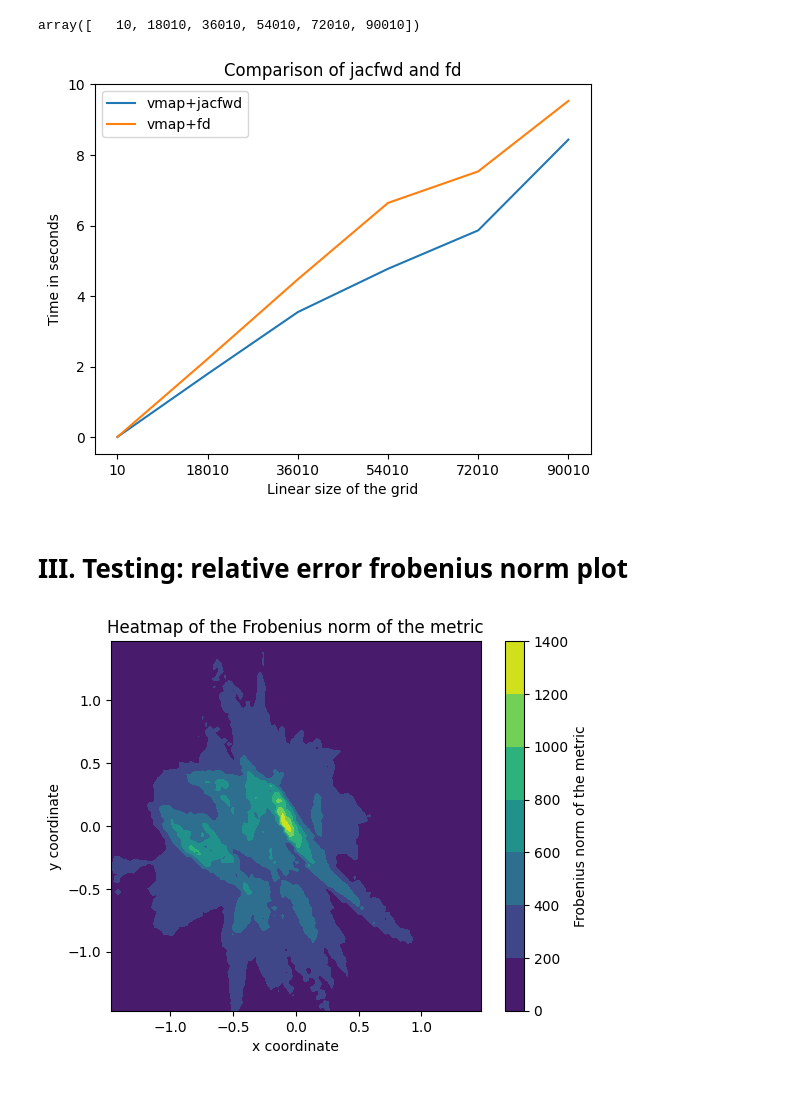
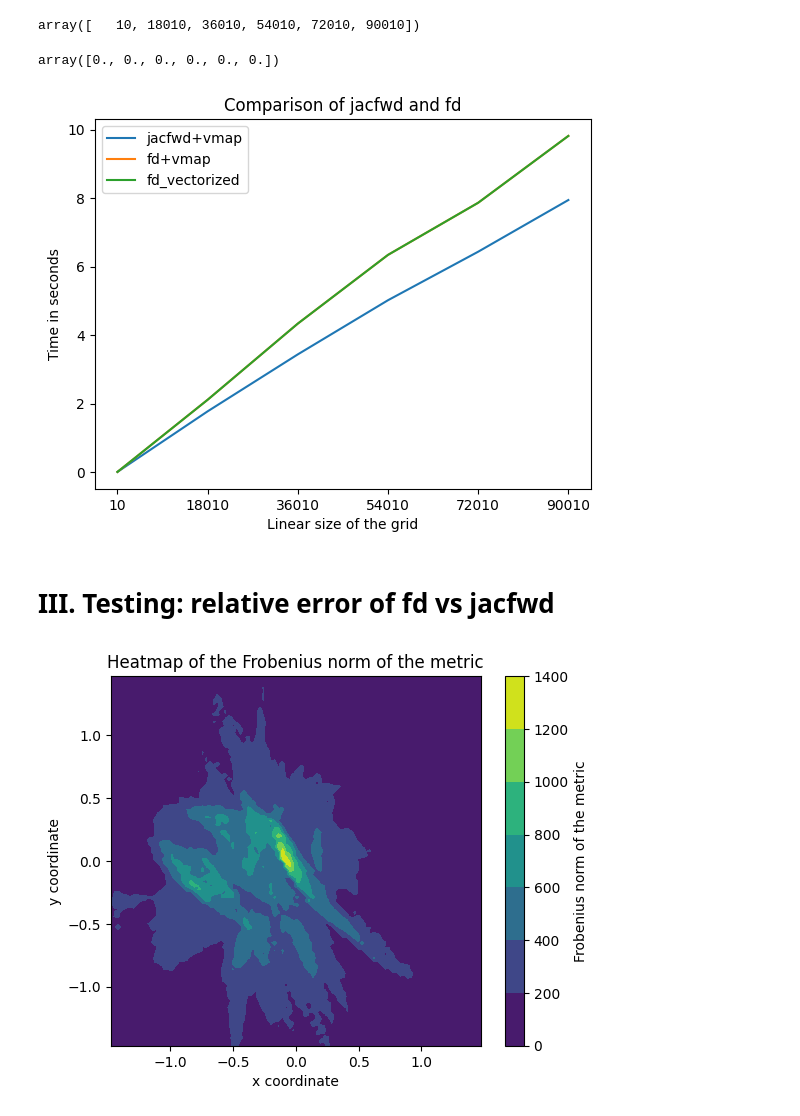
Before and after one commit to AlexeyLazarev98/Ricci-flow-in-NN, a Jupyter notebook: differentiation_methods_comparison_executed.ipynb, the cells around one changed output. Saved outputs shown, nothing was run; the diff lists cells and outputs as text; code cells hidden in the pictures.

```diff
--- a/differentiation_methods_comparison_executed.ipynb
+++ b/differentiation_methods_comparison_executed.ipynb
@@ -101,6 +101,22 @@ def metric_fd(u, function=decoder, hx=1e-5, hy=1e-5): #this gives metric at poin
 
     dpsi = torch.cat((dpsi_over_dx,dpsi_over_dy),dim=-1)
     my_metric = torch.matmul(dpsi.T,dpsi)
+    return my_metric
+
+# metric computation with f.d. vectorized (by hand)
+def metric_fd_vectorized(u, function=decoder, hx=1e-4, hy=1e-4): #this gives metric at point u with steps hx and hy
+    u = u.reshape(-1,2)
+
+    dx = torch.tensor([[0.0 + hx, 0.0]])
+    dy = torch.tensor([[0.0, 0.0 + hy]])
+    dpsi_over_dx = (function(u + dx) - function(u - dx))/(2*hx)
+    dpsi_over_dy = (function(u + dy) - function(u - dy))/(2*hy)
+
+    dpsi_over_dx = dpsi_over_dx.view(-1,784,1)
+    dpsi_over_dy = dpsi_over_dy.view(-1,784,1)
+
+    dpsi = torch.cat((dpsi_over_dx,dpsi_over_dy),dim=-1)
+    my_metric = torch.matmul(dpsi.transpose(-2,-1),dpsi)
     return my_metric
 
 def metric_jacfwd(u, function = decoder):
@@ -165,6 +190,7 @@ batchsize_array
 array([   10, 18010, 36010, 54010, 72010, 90010])
 # %%
 computation_time_fd =[]
+computation_time_fd_vectorized =[]
 #computation_time_jacrev =[]
 computation_time_jacfwd =[]
 
@@ -173,24 +199,33 @@ for i in batchsize_array:
     my_batch = torch.rand(i,2)
 
     with_fd_timer = timeit.timeit(stmt="compute_metric(decoder, my_batch, method={\"name\": \"metric_fd_vmap\", \"precision\" : 1e-4})",number=1,globals=globals())
+    with_fd_vectorized_timer = timeit.timeit(stmt="compute_metric(decoder, my_batch, method={\"name\": \"metric_fd_vectorized\", \"precision\" : 1e-4})",number=1,globals=globals())
     with_jacfwd_timer = timeit.timeit(stmt="compute_metric(decoder, my_batch, method={\"name\": \"metric_jacfwd_vmap\", \"precision\" : None})",number=1, globals=globals())
     #with_jacrev_timer = timeit.timeit(stmt="compute_metric(decoder, my_batch, method={\"name\": \"metric_jacrev_vmap\", \"precision\" : None})",number=1, globals=globals())
     #computation_time_jacrev.append(with_jacrev_timer)
     computation_time_fd.append(with_fd_timer)
+    computation_time_fd_vectorized.append(with_fd_timer)
     computation_time_jacfwd.append(with_jacfwd_timer)
+# %%
+# fd+vmap and fd_vectorized are identical in performance
+np.array(computation_time_fd_vectorized)-np.array(computation_time_fd)
+# %% [output]
+array([0., 0., 0., 0., 0., 0.])
 # %%
-plt.plot(computation_time_jacfwd,label="vmap+jacfwd")
-plt.plot(computation_time_fd,label="vmap+fd")
+plt.plot(computation_time_jacfwd,label="jacfwd+vmap")
+plt.plot(computation_time_fd,label="fd+vmap")
+plt.plot(computation_time_fd_vectorized,label="fd_vectorized")
+#plt.plot(computation_time_jacrev,label="jacrev+vmap")
 plt.xticks((batchsize_array-10)/18000, labels=batchsize_array)
 plt.title("Comparison of jacfwd and fd")
 plt.xlabel("Linear size of the grid")
 plt.ylabel("Time in seconds")
 plt.legend()
 plt.show()
 # %% [output]
-[figure, old version]
+[figure, new version]
 # %% [markdown]
-# III. Testing: relative error frobenius norm plot
+# III. Testing: relative error of fd vs jacfwd
 # %%
 numsteps = 100
 fd_step = 5e-6
```
Also changed, not shown: parts of 6 cells of this notebook.
